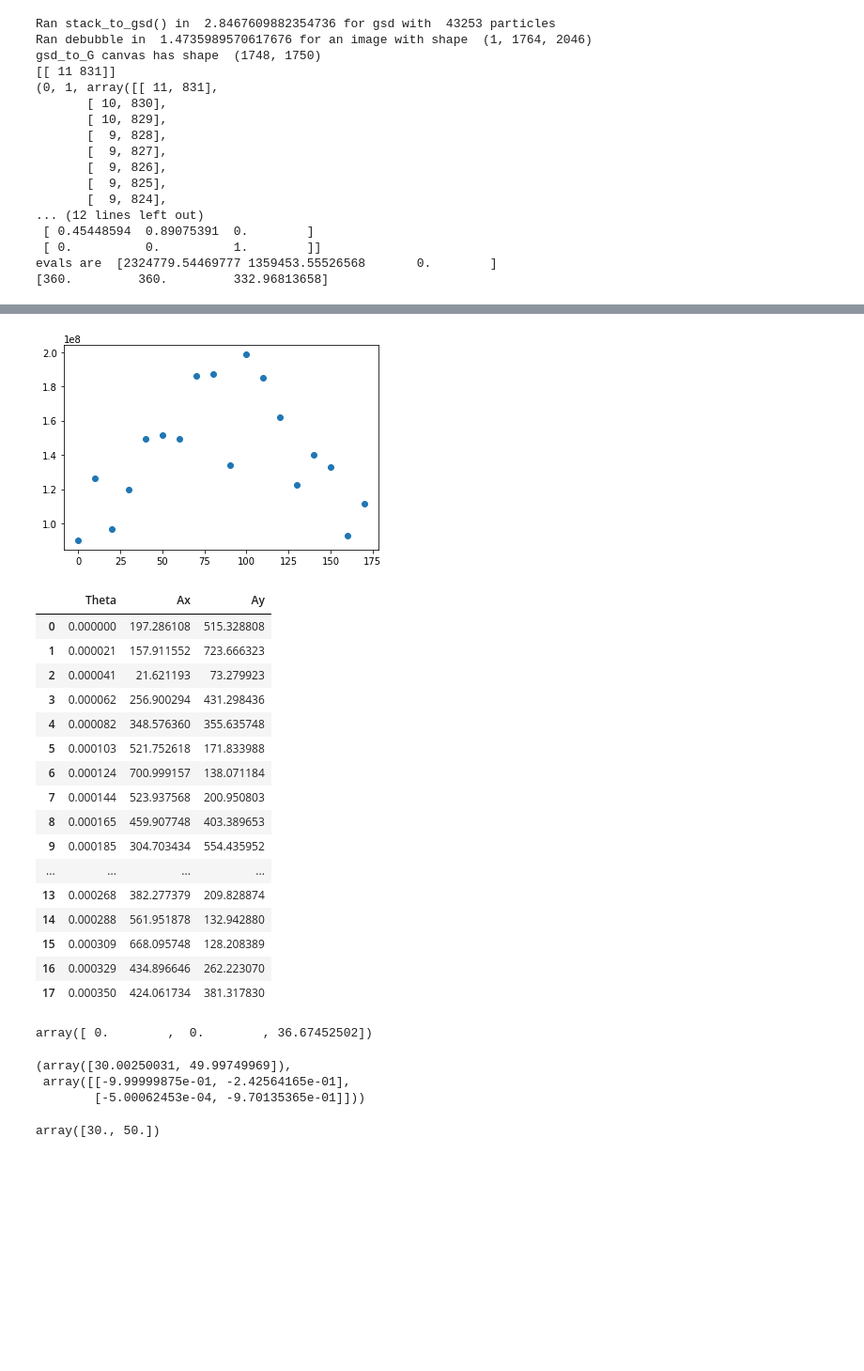
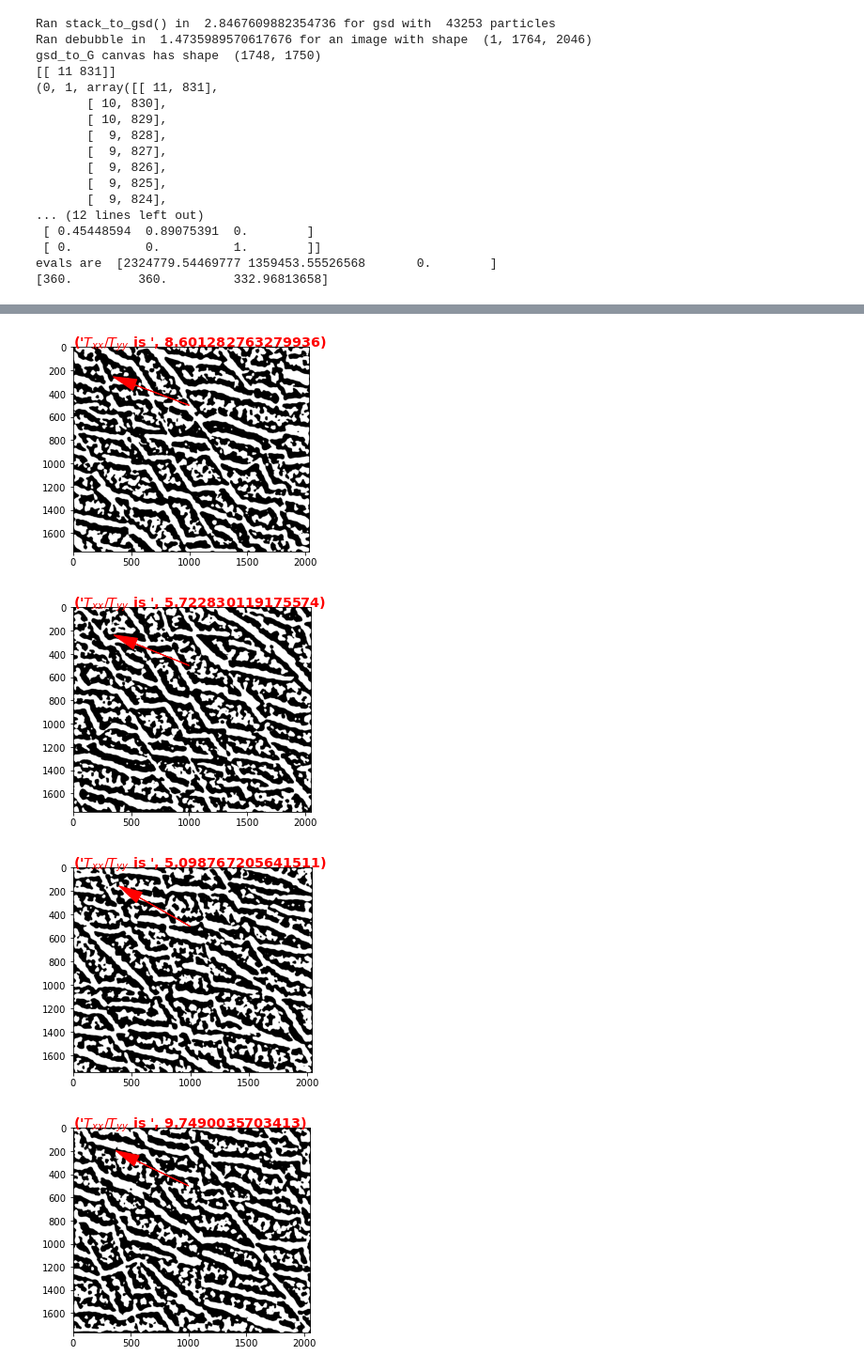
Before and after one commit to compass-stc/StructuralGT, a Jupyter notebook: StructuralGT/AnisotropyDetection.ipynb, the cells around one changed output, grey strips where cells are left out. Shown at 94% size. Cells and saved outputs as stored; diff of their text form; code cells hidden in the pictures; blank space fills up the shorter version.

```diff
--- a/StructuralGT/AnisotropyDetection.ipynb
+++ b/StructuralGT/AnisotropyDetection.ipynb
@@ -599,8 +482,0 @@ print(np.array([[0,-1,0],[1,0,0],[0,0,1]])*rot_mat)
-# %%
-print((R.from_matrix(np.array([rot_mat[:,1],rot_mat[:,0],rot_mat[:,2]])).as_rotvec(degrees=True)))
-print((R.from_matrix(rot_mat*np.array([[0,-1,0],[1,0,0],[0,0,1]]))).as_rotvec(degrees=True))
-print((R.from_matrix(np.array([rot_mat.T[1],rot_mat.T[0],rot_mat.T[2]])).as_rotvec(degrees=True)))
-print((R.from_matrix(np.array([rot_mat.T[1],rot_mat.T[0],rot_mat.T[2]]).T).as_rotvec(degrees=True)))
-print((R.from_matrix(rot_mat)).as_rotvec(degrees=True))
-r = r.as_rotvec(degrees=True)
-r
@@ -652,44 +483,12 @@ post sub has  1685  nodes
-# %%
-plt.scatter(df['Theta'],df['Ax'])
-plt.show()
-# %% [output]
-[figure, removed]
-# %%
-df/1000000
-# %% [output]
-|  | Theta | Ax | Ay |
-| 0 | 0.000000 | 197.286108 | 515.328808 |
-| 1 | 0.000021 | 157.911552 | 723.666323 |
-| 2 | 0.000041 | 21.621193 | 73.279923 |
-| 3 | 0.000062 | 256.900294 | 431.298436 |
-| 4 | 0.000082 | 348.576360 | 355.635748 |
-| 5 | 0.000103 | 521.752618 | 171.833988 |
-| 6 | 0.000124 | 700.999157 | 138.071184 |
-| 7 | 0.000144 | 523.937568 | 200.950803 |
-| 8 | 0.000165 | 459.907748 | 403.389653 |
-| 9 | 0.000185 | 304.703434 | 554.435952 |
-| ... | ... | ... | ... |
-| 13 | 0.000268 | 382.277379 | 209.828874 |
-| 14 | 0.000288 | 561.951878 | 132.942880 |
-| 15 | 0.000309 | 668.095748 | 128.208389 |
-| 16 | 0.000329 | 434.896646 | 262.223070 |
-| 17 | 0.000350 | 424.061734 | 381.317830 |
-# %%
-_,rot_mat = np.linalg.eig(A)
-r = R.from_matrix(rot_mat)
-r = r.as_rotvec(degrees=True)
-r
-# %% [output]
-array([ 0.        ,  0.        , 36.67452502])
-# %%
-T=np.array([[30,5],[-0.01,50]])
-np.linalg.eig(T)
-# %% [output]
-(array([30.00250031, 49.99749969]),
- array([[-9.99999875e-01, -2.42564165e-01],
-        [-5.00062453e-04, -9.70135365e-01]]))
-# %%
-A = [4,5]
-np.matmul(T,A)
-# %% [output]
-array([30., 50.])
+# %%
+for img, vector, evals, in zip(img_list, flow_vector_list, evals_list):
+    fig, ax1 = plt.subplots()
+    plt.arrow(1000,500,(vector[0])*500,(vector[1])*500, head_width=100, head_length=200,ec='red',fc='red')
+    plt.annotate(str((r'$T_{xx}/T_{yy}$ is ', evals[0]/evals[1])) ,(0,0), color='red',size='x-large',weight='bold')
+    plt.imshow(img)
+    plt.show()
+# %% [output]
+[figure, added]
+[figure, added]
+[figure, added]
+[figure, added]
```
Also changed, not shown: parts of 20 cells of this notebook, 3 other files.
